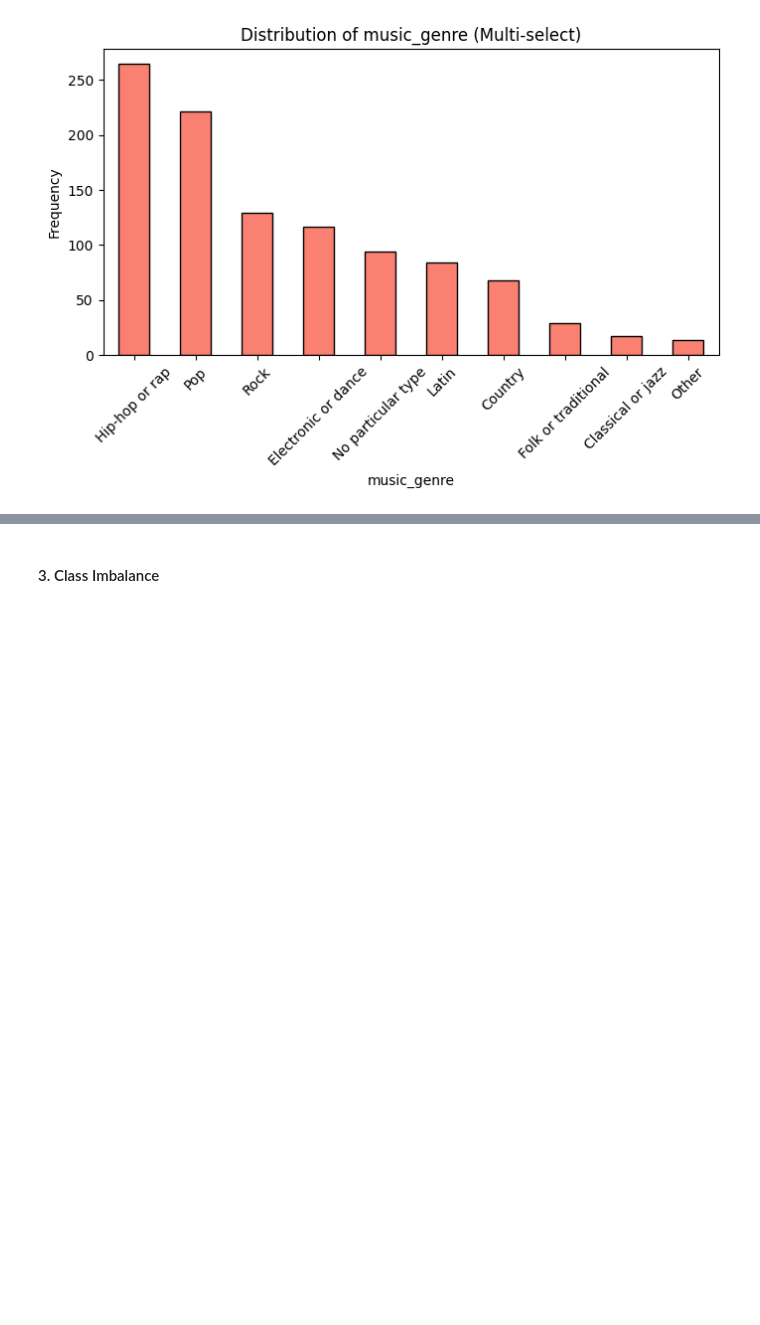
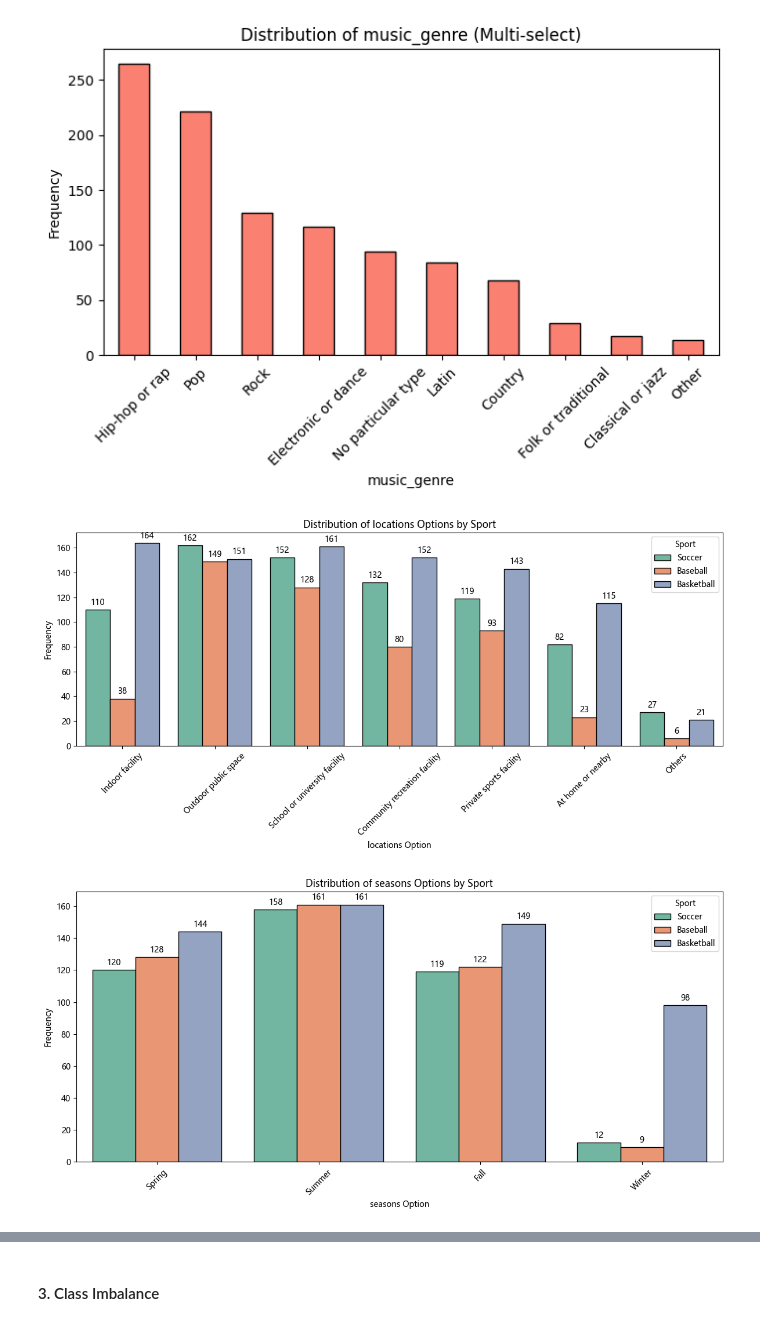
Before and after one commit to Lapis-Lazuli-31415/CSC311-Project, a Jupyter notebook: src/data_exploration.ipynb, the cells around one changed output, grey strips where cells are left out. Drawn from its saved outputs; the diff is of its cells as text; code cells hidden in the pictures; blank space fills up the shorter version.

Commit message:
More graphs

```diff
--- a/src/data_exploration.ipynb
+++ b/src/data_exploration.ipynb
@@ -141,3 +141,83 @@ for col in multiselect_cols:
 [figure]
 [figure]
 [figure]
+# %%
+import matplotlib.pyplot as plt
+import seaborn as sns
+import pandas as pd
+
+# Set fallback fonts for CJK characters
+plt.rcParams['font.sans-serif'] = ['Microsoft YaHei', 'SimHei', 'Arial Unicode MS', 'sans-serif']
+
+# Prevent negative numbers from rendering as square boxes when changing fonts
+plt.rcParams['axes.unicode_minus'] = False
+
+# Define features
+multiselect_cols = ['locations', 'seasons', 'music_genre']
+numerical_cols = ['ease_of_play', 'ticket_price']
+
+# 1. Multi-Select Features (Explode the comma-separated strings first)
+for col in multiselect_cols:
+    # Create a temporary dataframe to safely split and explode the choices
+    temp_df = train_df[['label', col]].dropna().copy()
+    temp_df[col] = temp_df[col].astype(str).str.split(',').apply(lambda x: [i.strip() for i in x if i.strip()])
+    temp_df = temp_df.explode(col)
+
+    plt.figure(figsize=(12, 6))
+    ax = sns.countplot(
+        data=temp_df,
+        x=col,
+        hue='label',
+        palette='Set2',
+        edgecolor='black'  # Adds the border
+    )
+
+    plt.title(f'Distribution of {col} Options by Sport')
+    plt.xlabel(f'{col} Option')
+    plt.ylabel('Frequency')
+    plt.xticks(rotation=45)
+
+    # Stamp the exact numeric count on top of each bar
+    for container in ax.containers:
+        ax.bar_label(container, fmt='%d', padding=3)
+
+    plt.legend(title='Sport')
+    plt.tight_layout()
+    plt.show()
+
+# 2. Continuous Numeric Features (Grouped into bins)
+# Create a copy for plotting so we don't permanently alter train_df outside the pipeline
+plot_df = train_df.copy()
+
+# Extract the numbers from the text using the same regex logic from your pipeline
+plot_df['ticket_price'] = plot_df['ticket_price'].astype(str).str.extract(r'(\d+\.?\d*)')[0]
+plot_df['ticket_price'] = pd.to_numeric(plot_df['ticket_price'], errors='coerce')
+
+for col in numerical_cols:
+    plt.figure(figsize=(10, 6))
+
+    # Use plot_df which now has a cleanly parsed numeric ticket_price
+    ax = sns.histplot(
+        data=plot_df,
+        x=col,
+        hue='label',
+        multiple='dodge',
+        shrink=0.8,
+        palette='Set2',
+        bins=10
+    )
+
+    plt.title(f'Distribution of {col} by Sport')
+    plt.xlabel(col)
+    plt.ylabel('Frequency')
+
+    # Stamp the exact numeric count on top of each bar
+    for container in ax.containers:
+        labels = [f'{int(v)}' if v > 0 else '' for v in container.datavalues]
+        ax.bar_label(container, labels=labels, padding=3)
+
+    plt.tight_layout()
+    plt.show()
+# %% [output]
+[figure, added]
+[figure, added]
```
Also changed, not shown: parts of 3 cells of this notebook.
